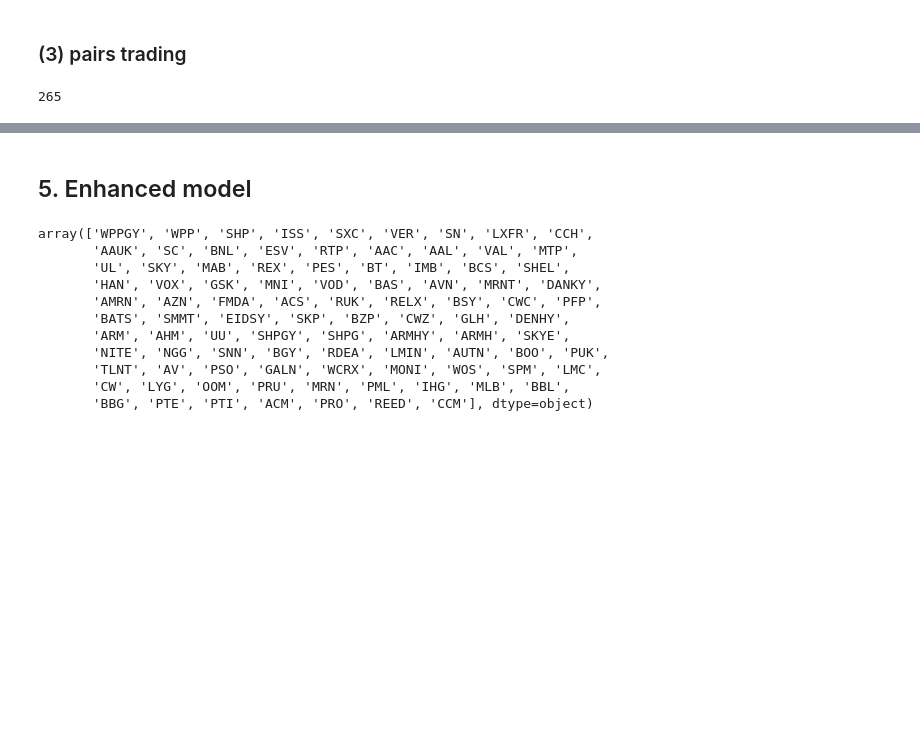
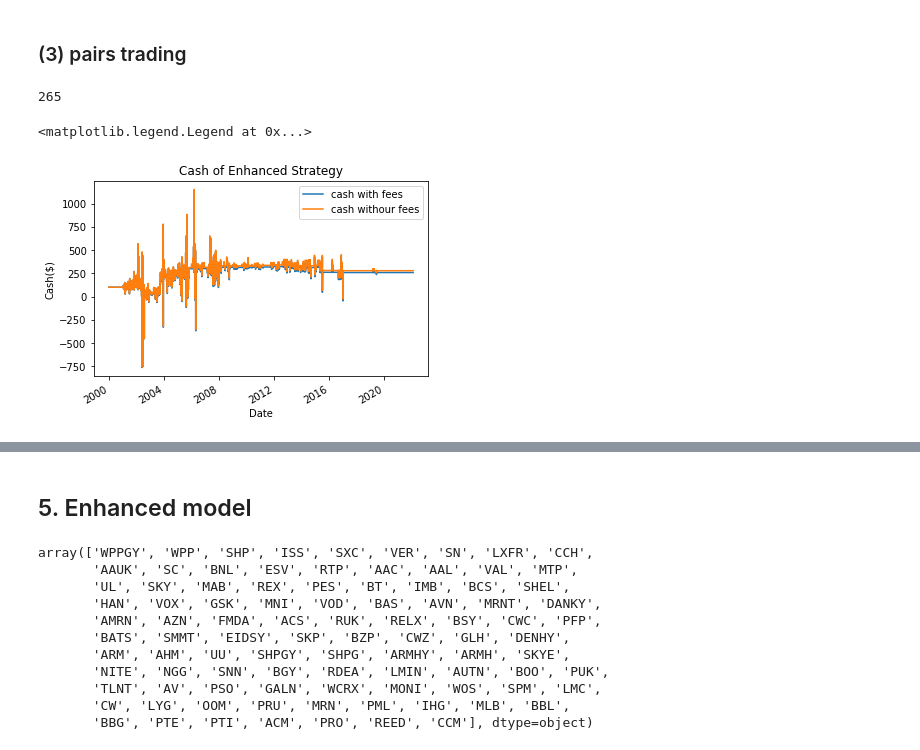
Before and after one commit to ckykevin/Enhanced_pair_trading, a Jupyter notebook: project_cky.ipynb, the cells around one changed output, grey strips where cells are left out. Cells and saved outputs as stored; diff of their text form; code cells hidden in the pictures; blank space fills up the shorter version.

```diff
--- a/project_cky.ipynb
+++ b/project_cky.ipynb
@@ -738,6 +749,16 @@ original_cash_with_fee = capital0 - (original_order.diff()*(general_fee+routing_
                                 - (original_order.diff()*price).sum(axis=1).cumsum()
 original_returns_without_fee = ((original_cash_without_fee+original_holdings).pct_change()+1).cumprod()-1
 original_returns_with_fee = ((original_cash_with_fee+original_holdings).pct_change()+1).cumprod()-1
+# %%
+original_cash_with_fee.plot(label = 'cash with fees')
+original_cash_without_fee.plot(label = 'cash withour fees')
+plt.title('Cash of Enhanced Strategy')
+plt.ylabel('Cash($)')
+plt.xlabel('Date')
+plt.legend()
+# %% [output]
+<matplotlib.legend.Legend at 0x...>
+[figure, added]
 # %%
 original_returns_with_fee.plot(label = 'return with fees')
 original_returns_without_fee.plot(label = 'return without fees')
```
Also changed, not shown: parts of 16 cells of this notebook.
